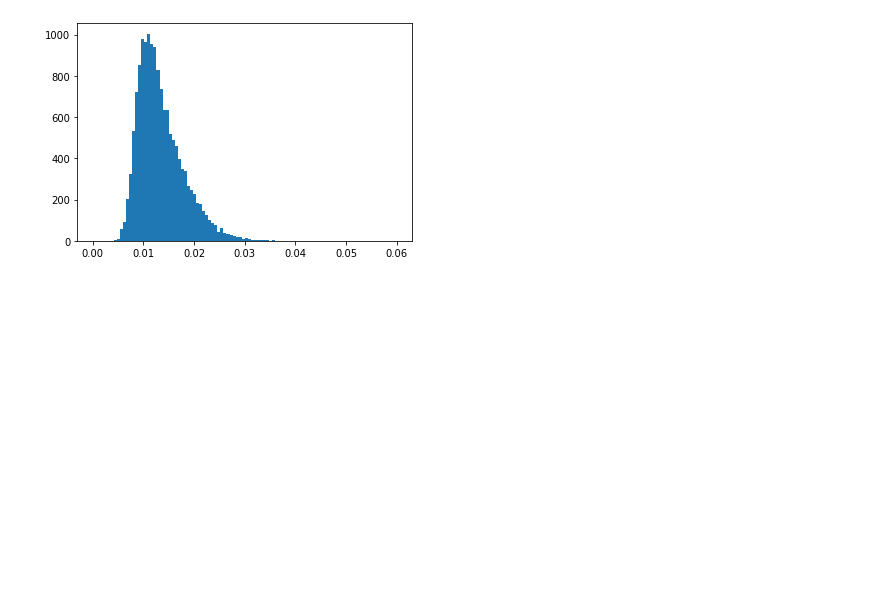
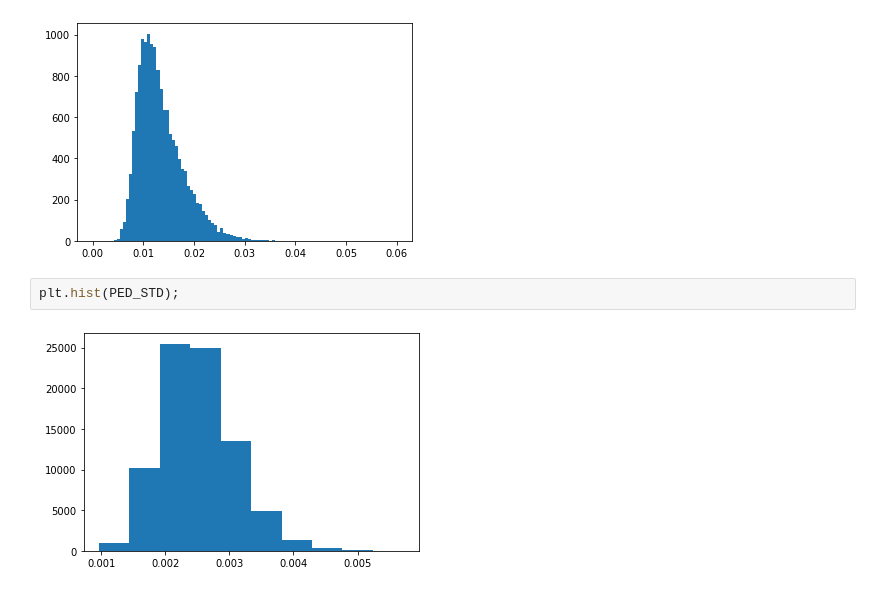
Before and after one commit to rodralva/andres_IR02_RT_eficiencia, a Jupyter notebook: data_process.ipynb, the cells around one changed output. Cells and saved outputs as stored; diff of their text form; blank space fills up the shorter version.

```diff
--- a/data_process.ipynb
+++ b/data_process.ipynb
@@ -178,4 +178,8 @@ plt.hist(A_PEAK_filtered[PED_STD<0.002],100,[0,0.06]);
 # plt.plot(WVF_filtered[ev])
 # %% [output]
 [figure]
+# %%
+plt.hist(PED_STD);
+# %% [output]
+[figure, added]
 # %%
```
Also changed, not shown: parts of 1 cell of this notebook, 1 other file.
